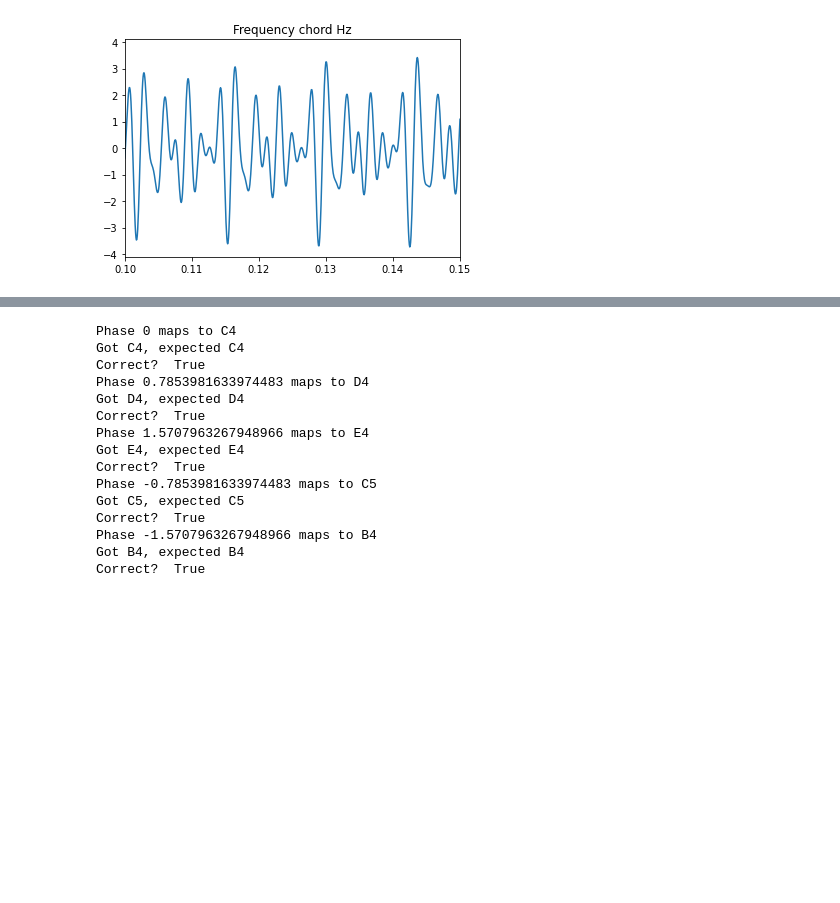
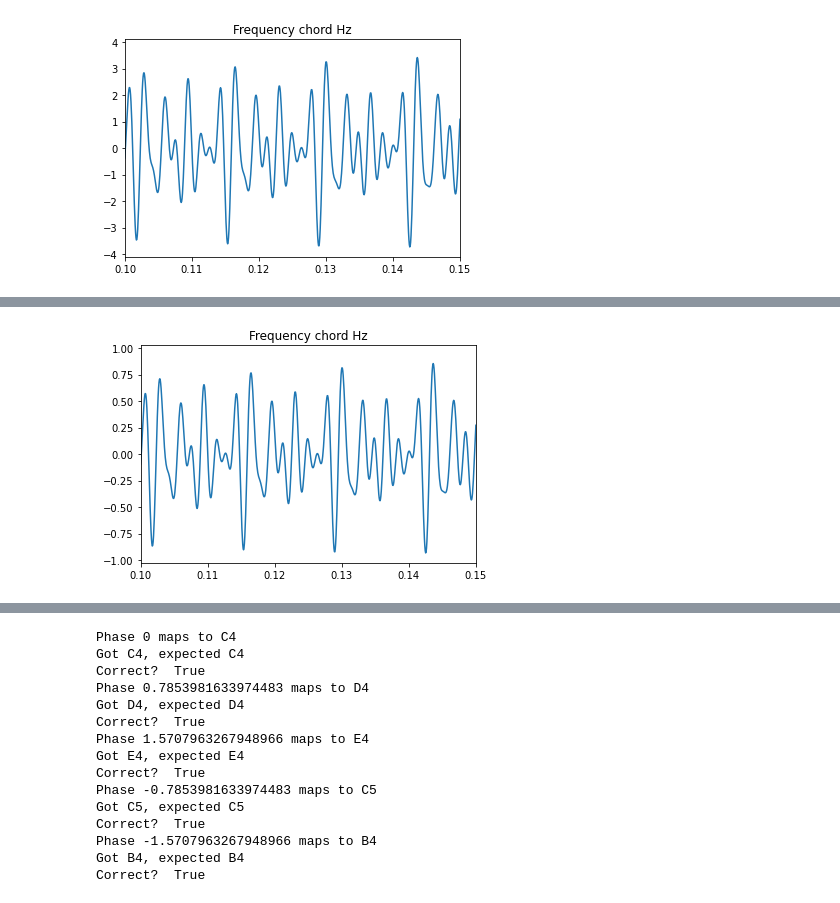
Before and after one commit to marquitos0119/quantum-music, a Jupyter notebook: Notebooks/Audio/notes-from-circuit.ipynb, the cells around one changed output, grey strips where cells are left out. Drawn from its saved outputs; the diff is of its cells as text; code cells hidden in the pictures; blank space fills up the shorter version.

Commit message:
Volume doesn't work

```diff
--- a/Notebooks/Audio/notes-from-circuit.ipynb
+++ b/Notebooks/Audio/notes-from-circuit.ipynb
@@ -119,7 +119,7 @@ def plot_sound(x, y, frequency, xlim=None):
     plt.title(f'Frequency {frequency} Hz')
     plt.plot(x, y)
 
-def play_notes(notes, merge=True, plot=False):
+def play_notes(notes, merge=True, plot=False, volume=1.0):
     """
     :param notes: a list of tuples of form (note, frequency)
     :param merge: if True, play notes simultaneously, else sequentially
@@ -133,6 +133,7 @@ def play_notes(notes, merge=True, plot=False):
         y = None
         for (note, frequency) in notes:
             yi = np.sin(frequency * 2.0 * np.pi * x)
+            yi *= volume
             if y is None:
                 y = yi
             else:
@@ -141,6 +142,7 @@ def play_notes(notes, merge=True, plot=False):
         if plot:
             plot_sound(x, y, 'chord', xlim=[0.10, 0.15])
 
+        # Play sound and display widget
         display(Audio(y, rate=rate, autoplay=True))
 
     else:
@@ -148,6 +150,7 @@ def play_notes(notes, merge=True, plot=False):
             y = np.sin(frequency * 2.0 * np.pi * x)
             if plot:
                 plot_sound(x, y, frequency, xlim=[0.10, 0.15])
+
             # Play sound and display widget
             display(Audio(y, rate=rate, autoplay=True))
             sleep(0.5) # Add delay between notes
@@ -230,0 +205,9 @@ play_notes(sample_tune, merge=False)
+# %%
+d_maj_chord = [
+    ('D4', 293.66),
+    ('F#4', 369.99),
+    ('A4', 440.00),
+    ('D5', 587.33),
+]
+play_notes(d_maj_chord, merge=True, plot=True, volume=0.25)
+# %% [output]
@@ -230,0 +215 @@ play_notes(sample_tune, merge=False)
+[figure, added]
```
Also changed, not shown: parts of 10 cells of this notebook.
